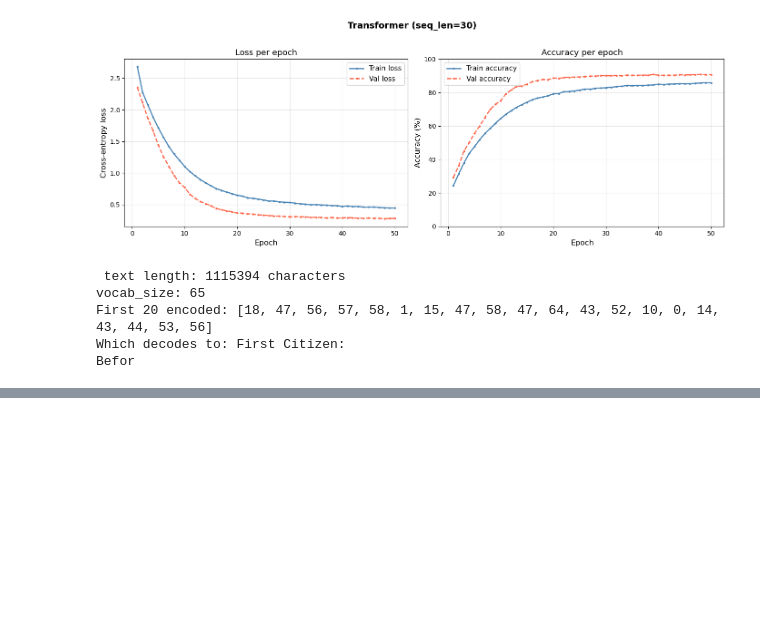
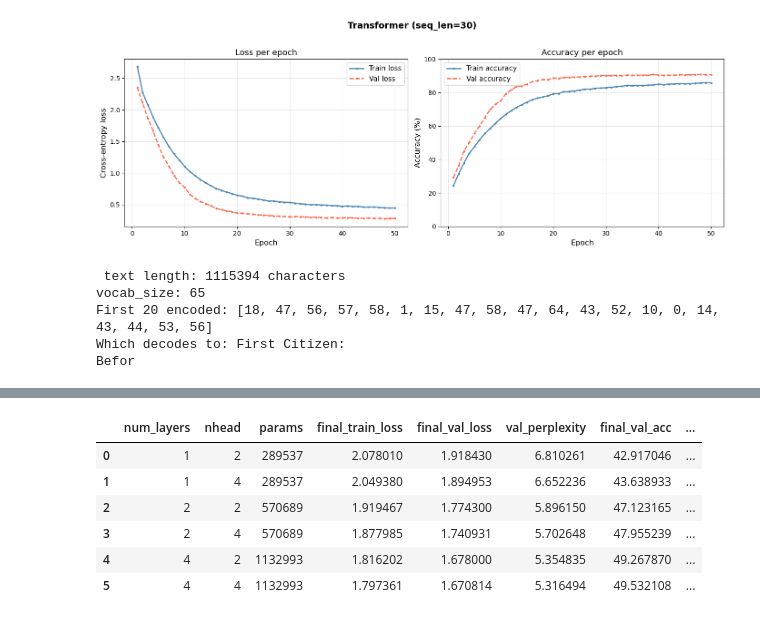
Before and after one commit to runo313/Deep-Learning, a Jupyter notebook: Transformers/next-char-transformer.ipynb, the cells around one changed output, grey strips where cells are left out. Drawn from its saved outputs; the diff is of its cells as text; code cells hidden in the pictures; blank space fills up the shorter version.

```diff
--- a/Transformers/next-char-transformer.ipynb
+++ b/Transformers/next-char-transformer.ipynb
@@ -338,7 +338,7 @@ Which decodes to: First Citizen:
 Befor
 # %%
 BATCH_SIZE = 128
-N_ITER = 5
+N_ITER = 25
 baseline_results = {}
 for sl in [20, 30]:
     X_train, X_test, y_train, y_test = create_input_output_seq(shakespeare_encoded_text, sl)
@@ -386,3 +393,13 @@ KeyboardInterrupt:
+# %%
+sweep_df
+# %% [output]
+|  | num_layers | nhead | params | final_train_loss | final_val_loss | val_perplexity | final_val_acc | ... |
+| 0 | 1 | 2 | 289537 | 2.078010 | 1.918430 | 6.810261 | 42.917046 | ... |
+| 1 | 1 | 4 | 289537 | 2.049380 | 1.894953 | 6.652236 | 43.638933 | ... |
+| 2 | 2 | 2 | 570689 | 1.919467 | 1.774300 | 5.896150 | 47.123165 | ... |
+| 3 | 2 | 4 | 570689 | 1.877985 | 1.740931 | 5.702648 | 47.955239 | ... |
+| 4 | 4 | 2 | 1132993 | 1.816202 | 1.678000 | 5.354835 | 49.267870 | ... |
+| 5 | 4 | 4 | 1132993 | 1.797361 | 1.670814 | 5.316494 | 49.532108 | ... |
 # %%
 X_train, X_test, y_train, y_test = create_input_output_seq(shakespeare_encoded_text, seq_len=50)
 model_50 = CharTransformer(eta=1e-3, n_iter=N_ITER, batch_size=BATCH_SIZE, random_state=42,
```
Also changed, not shown: parts of 2 cells of this notebook.
